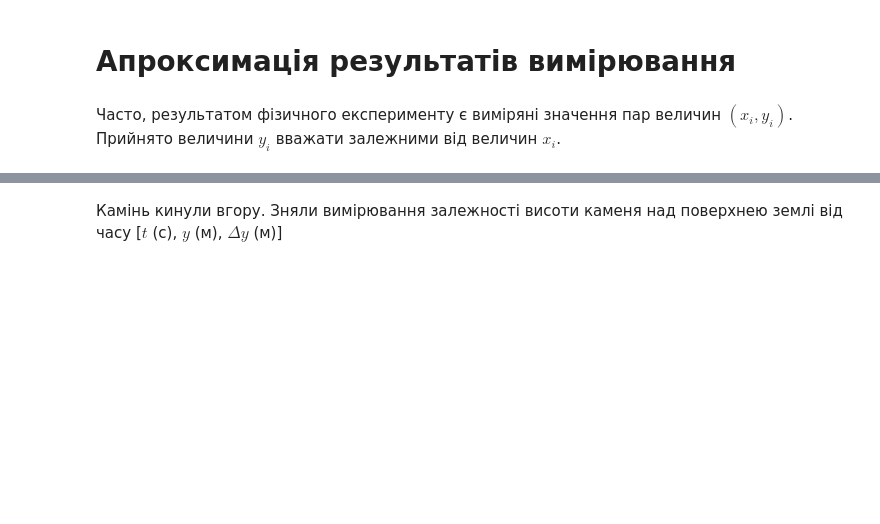
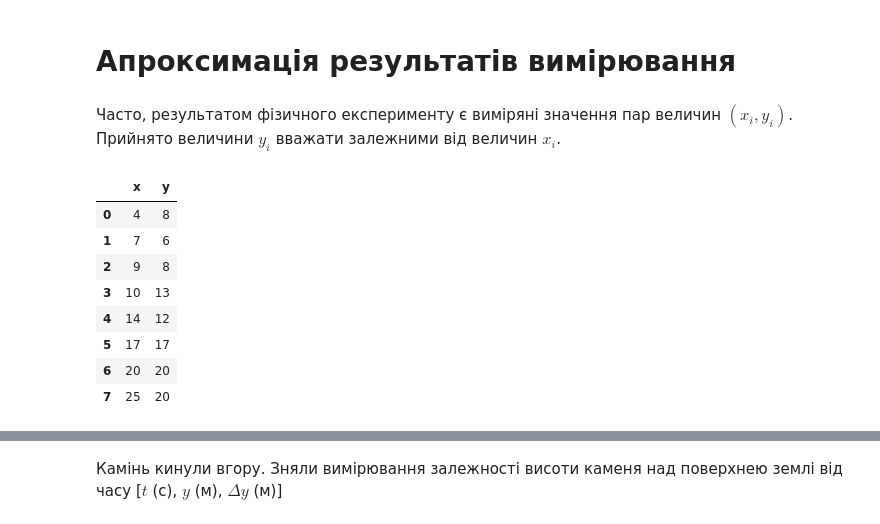
Before and after one commit to sergiokapone/Fitting, a Jupyter notebook: Approximation.ipynb, the cells around one changed output, grey strips where cells are left out. Saved outputs shown, nothing was run; the diff lists cells and outputs as text; code cells hidden in the pictures; blank space fills up the shorter version.

```diff
--- a/Approximation.ipynb
+++ b/Approximation.ipynb
@@ -17,0 +18,25 @@ plt.rcParams['figure.dpi'] = 100
+# %%
+#@title Експериментальні дані { vertical-output: true }
+data = np.array([
+    			[4,  8 ],
+					[7,  6 ],
+					[9,  8 ],
+					[10, 13],
+					[14, 12],
+					[17, 17],
+					[20, 20],
+					[25, 20],
+          ])
+
+df = pd.DataFrame(data, columns = ['x','y'])
+df
+# %% [output]
+|  | x | y |
+| 0 | 4 | 8 |
+| 1 | 7 | 6 |
+| 2 | 9 | 8 |
+| 3 | 10 | 13 |
+| 4 | 14 | 12 |
+| 5 | 17 | 17 |
+| 6 | 20 | 20 |
+| 7 | 25 | 20 |
```
Also changed, not shown: parts of 12 cells of this notebook.
